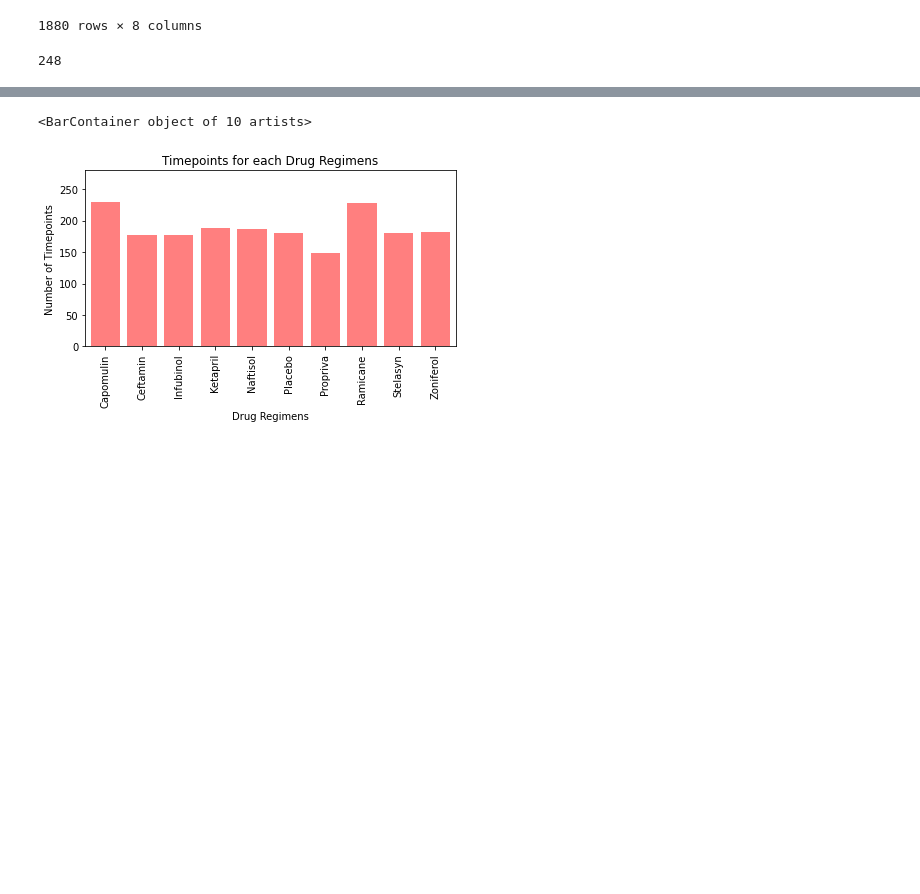
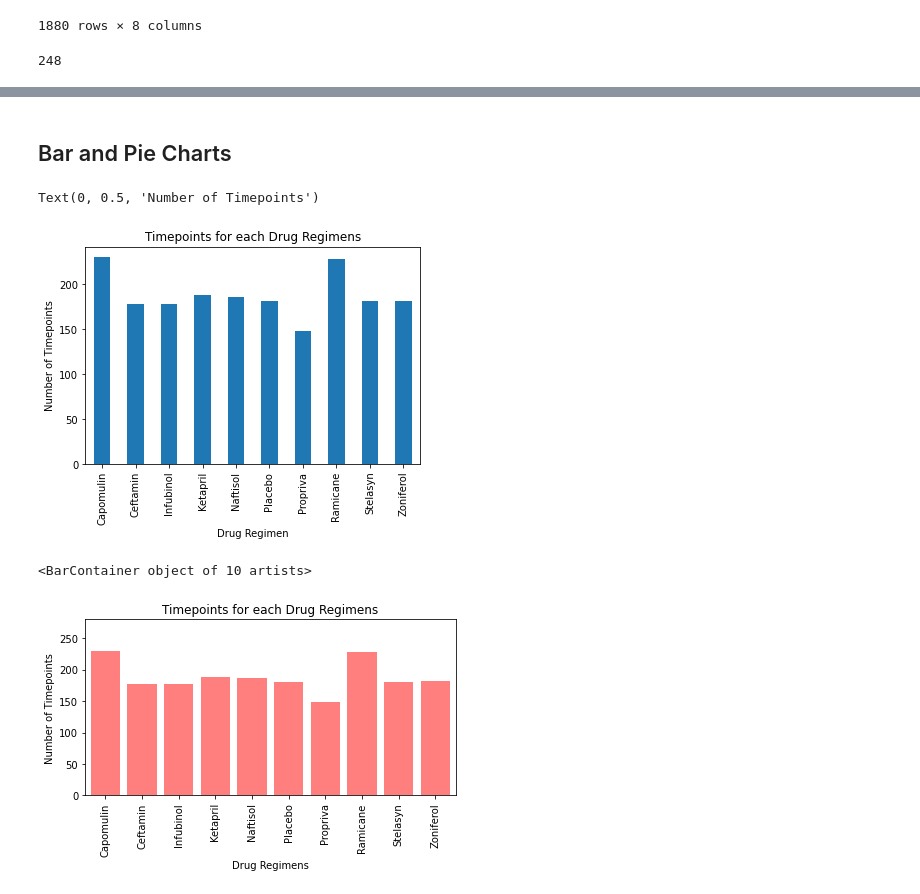
Before and after one commit to DannyBruzz/Matplotlib, a Jupyter notebook: Pymaceuticals/pymaceuticals_V2.ipynb, the cells around one changed output, grey strips where cells are left out. Drawn from its saved outputs; the diff is of its cells as text; code cells hidden in the pictures; blank space fills up the shorter version.

```diff
--- a/Pymaceuticals/Pymaceuticals_v1.ipynb
+++ b/Pymaceuticals/pymaceuticals_V2.ipynb
@@ -345,2 +145,14 @@ ss_Ramicane_df
+# %% [markdown]
+## Bar and Pie Charts
+# %%
+# Generate a bar plot showing the total number of timepoints for all mice tested for each drug regimen using Pandas.
+panda_bar_df = clean_df.copy()
+panda_bar_df = panda_bar_df.groupby("Drug Regimen").count()
+panda_bar_df = panda_bar_df["Timepoint"]
+panda_bar_df.plot(kind = "bar", title ="Timepoints for each Drug Regimens")
+plt.ylabel("Number of Timepoints")
+# %% [output]
+Text(0, 0.5, 'Number of Timepoints')
+[figure, added]
 # %%
 # Generate a bar plot showing the total number of timepoints for all mice tested for each drug regimen using pyplot.
```
Also changed, not shown: parts of 33 cells of this notebook.
